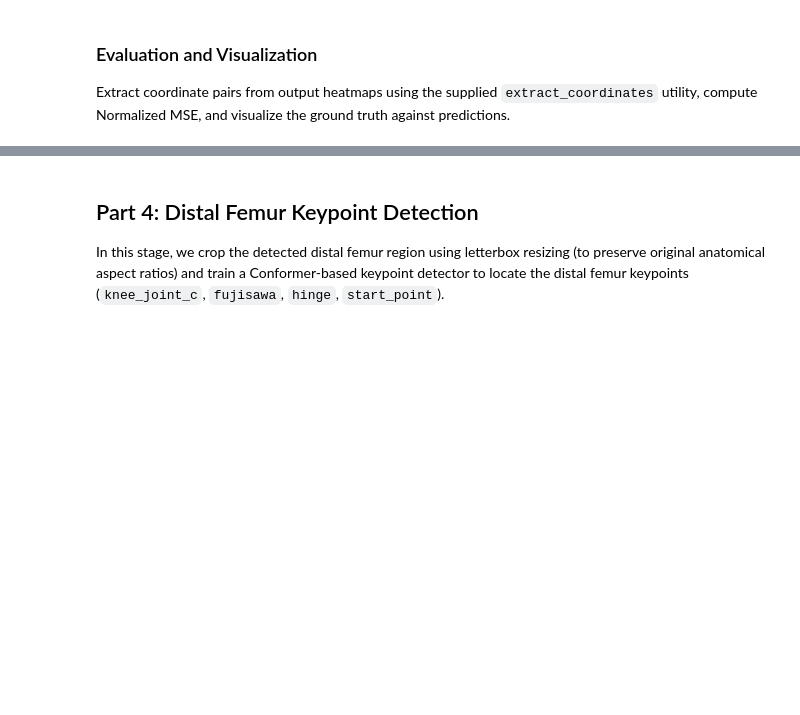
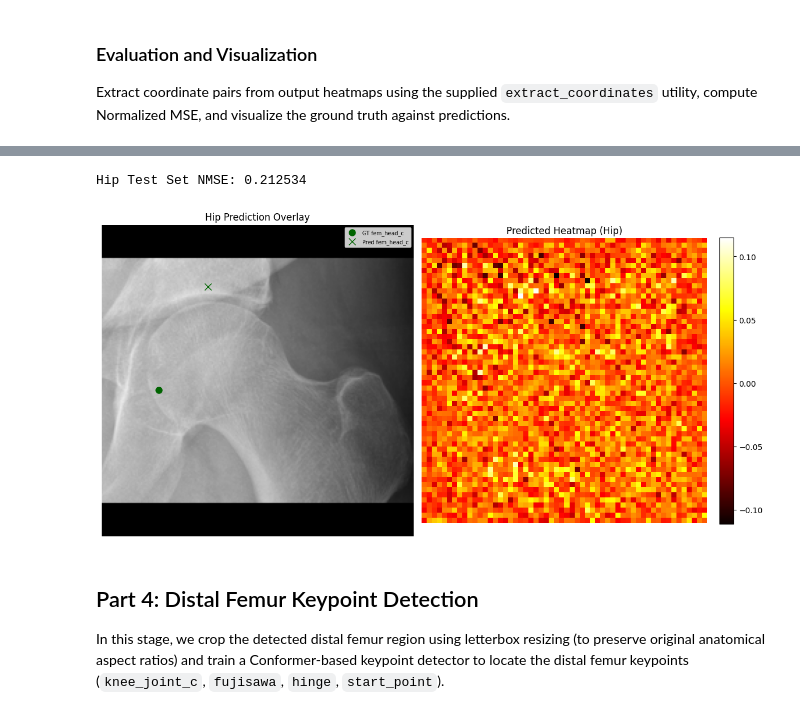
Before and after one commit to nearlyphd/conformer-hto, a Jupyter notebook: notebooks/dfo_correction_angles.ipynb, the cells around one changed output, grey strips where cells are left out. Cells and saved outputs as stored; diff of their text form; code cells hidden in the pictures; blank space fills up the shorter version.

```diff
--- a/notebooks/dfo_correction_angles.ipynb
+++ b/notebooks/dfo_correction_angles.ipynb
@@ -808,3 +757,26 @@ Normalized Mean Squared Error (NMSE) on Test Set: 0.157673
+# %%
+if 'test_loader_hip' in locals():
+    model_hip.eval()
+    all_preds, all_gts, sample_batch = [], [], None
+
+    with torch.no_grad():
+        for batch in test_loader_hip:
+            imgs, kps = batch["image"].to(device), batch["keypoint"]
+            pred_hms = model_hip(imgs)
+            coords = extract_coordinates(pred_hms.cpu(), scale_factor=4.0)
+            all_preds.append(coords), all_gts.append(kps)
+            if sample_batch is None:
+                sample_batch = (imgs.cpu(), pred_hms.cpu(), kps, coords)
+
+    nmse_val = (torch.mean(torch.sum((torch.cat(all_preds) - torch.cat(all_gts))**2, dim=-1)) / (TARGET_SIZE**2)).item()
+    print(f"Hip Test Set NMSE: {nmse_val:.6f}")
+
+    visualize_keypoint_evaluation(sample_batch, "Hip", ["fem_head_c"])
+else:
+    print("Skipping Hip evaluation.")
+# %% [output]
+Hip Test Set NMSE: 0.212534
+[figure, added]
 # %% [markdown]
 ## Part 4: Distal Femur Keypoint Detection
 
```
Also changed, not shown: parts of 31 cells of this notebook.
